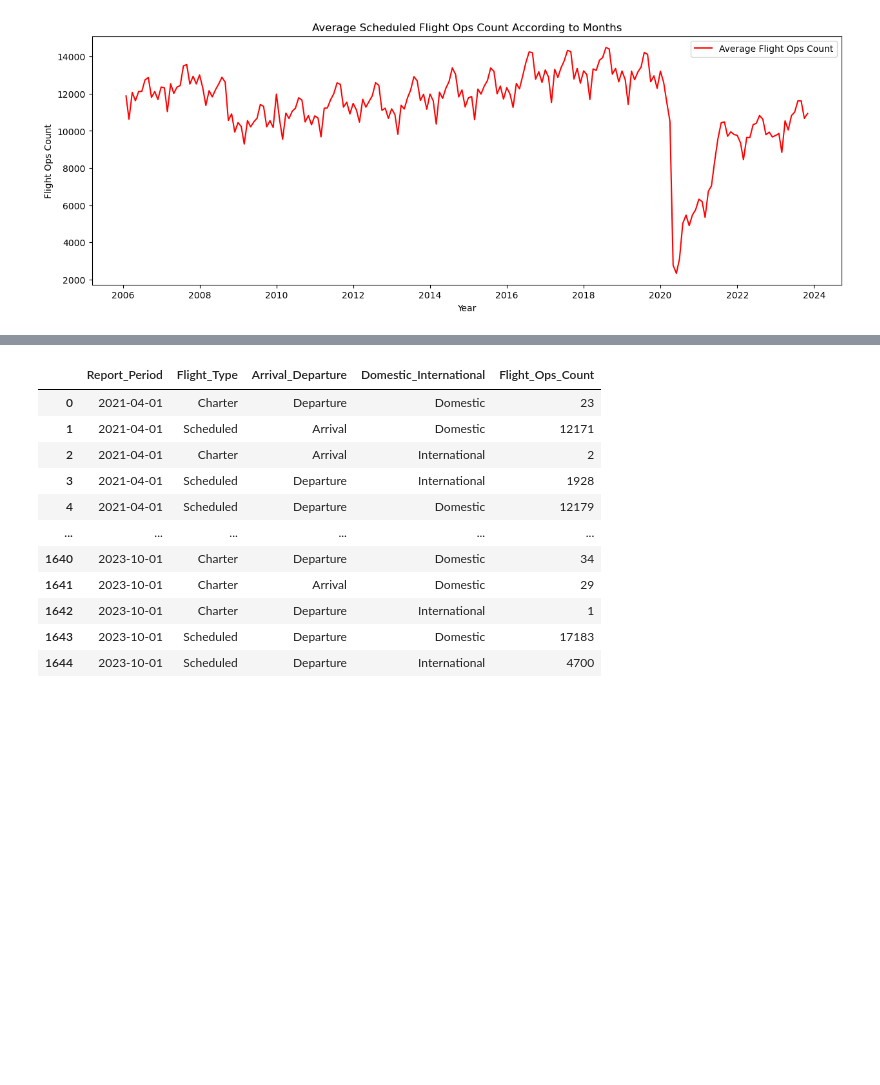
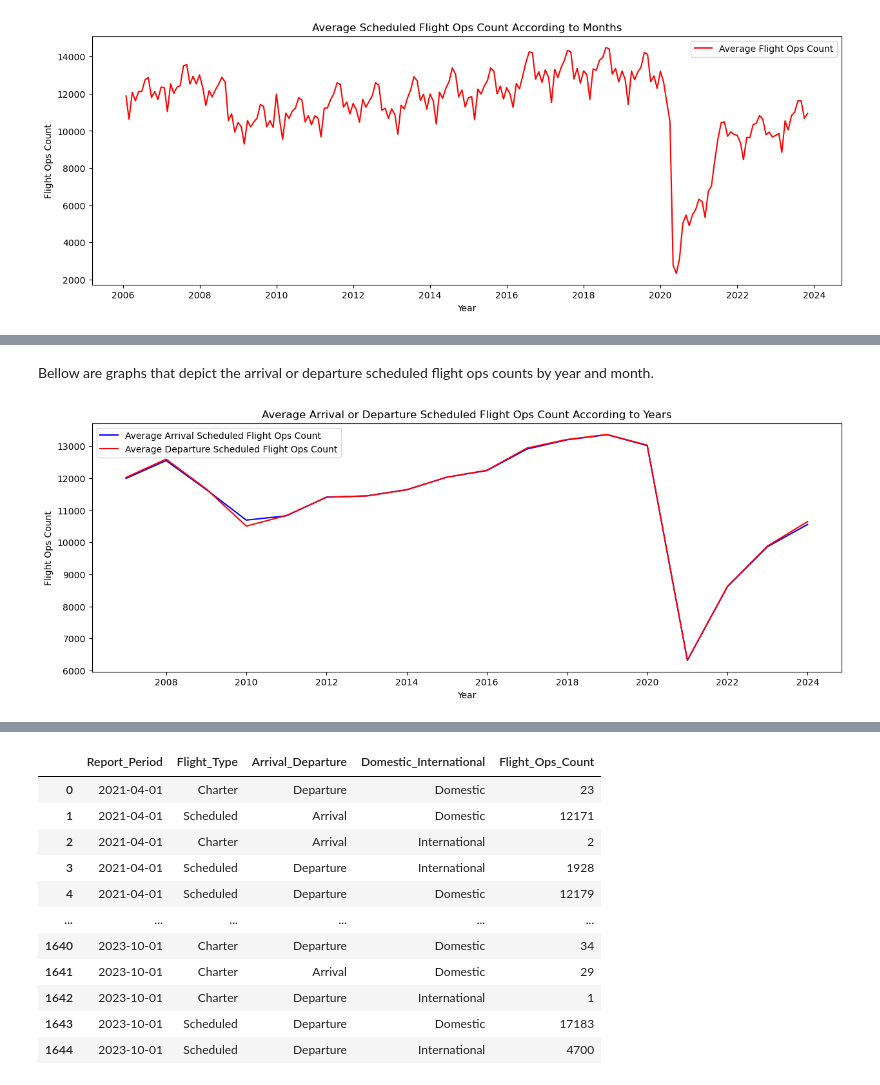
Before and after one commit to IsaganiJulian/LAX_Analysis, a Jupyter notebook: flight_ops/flight_ops.ipynb, the cells around one changed output, grey strips where cells are left out. Saved outputs shown, nothing was run; the diff lists cells and outputs as text; code cells hidden in the pictures; blank space fills up the shorter version.

Commit message:
Update flight_ops.ipynb
Upload EDA and visuals for Scheduled flights international, domestic, arrival, and departure.

```diff
--- a/flight_ops/flight_ops.ipynb
+++ b/flight_ops/flight_ops.ipynb
@@ -532,0 +545,5 @@ plt.show()
+# %%
+arrival_s = scheduled[scheduled['Arrival_Departure'] == 'Arrival'][['Flight_Ops_Count']].copy()
+# datetime index
+arrival_s.index = pd.to_datetime(arrival_s.index)
+arrival_s
@@ -532,0 +565,5 @@ plt.show()
+# %%
+departure_s = scheduled[scheduled['Arrival_Departure'] == 'Departure'][['Flight_Ops_Count']].copy()
+# datetime index
+departure_s.index = pd.to_datetime(departure_s.index)
+departure_s
@@ -532,0 +585,19 @@ plt.show()
+# %% [markdown]
+Bellow are graphs that depict the arrival or departure scheduled flight ops counts by year and month.
+# %%
+# Plot arrival and departure on the same graph
+plt.figure(figsize=(15, 5))
+
+# Plotting arrival
+plt.plot(arrival_s.resample('A').mean(), color="b", label="Average Arrival Scheduled Flight Ops Count")
+
+# Plotting departure
+plt.plot(departure_s.resample('A').mean(), color="r", label="Average Departure Scheduled Flight Ops Count")
+
+plt.legend()
+plt.xlabel("Year")
+plt.ylabel("Flight Ops Count")
+plt.title("Average Arrival or Departure Scheduled Flight Ops Count According to Years")
+plt.show()
+# %% [output]
+[figure, added]
```
Also changed, not shown: parts of 18 cells of this notebook.
